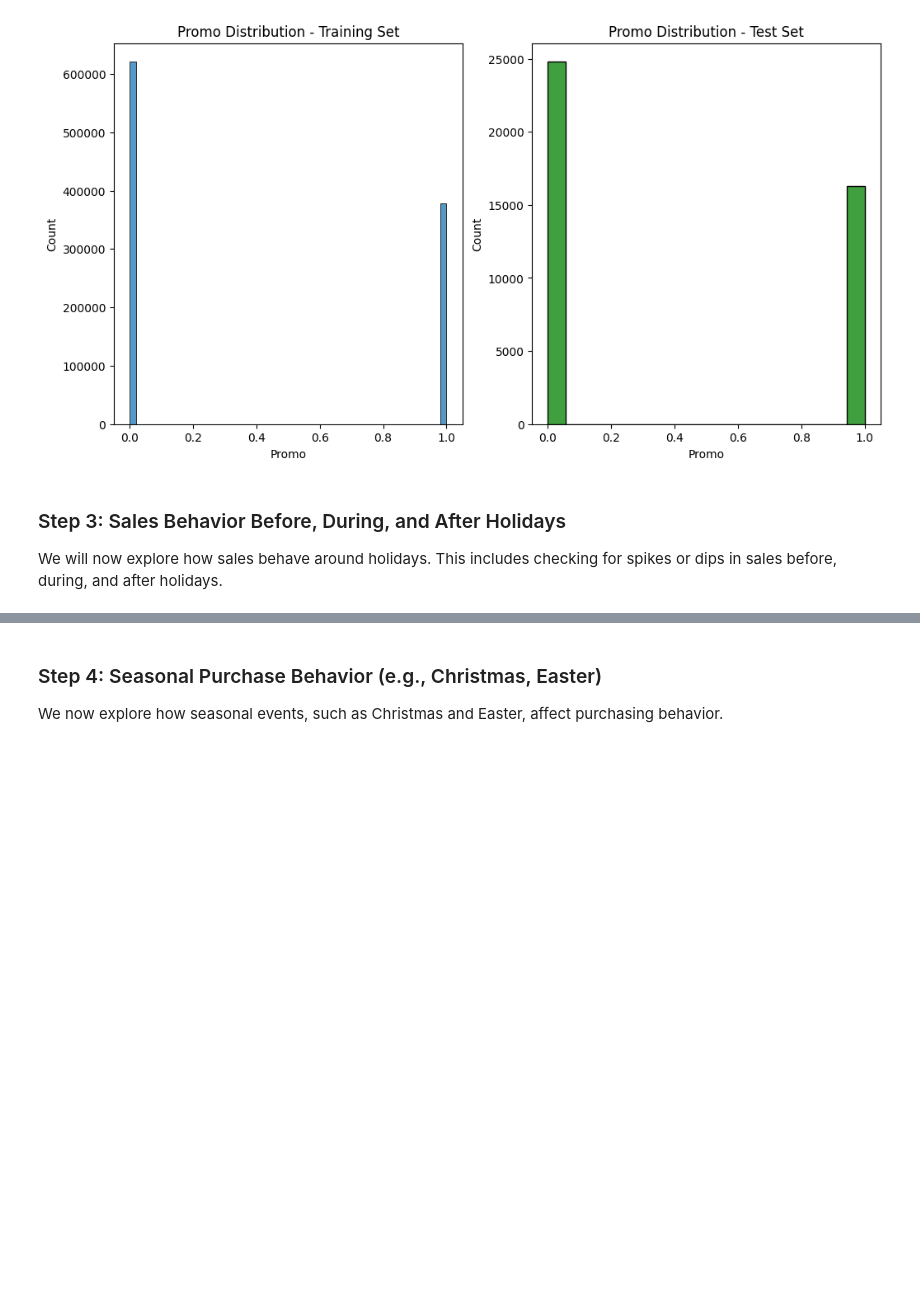
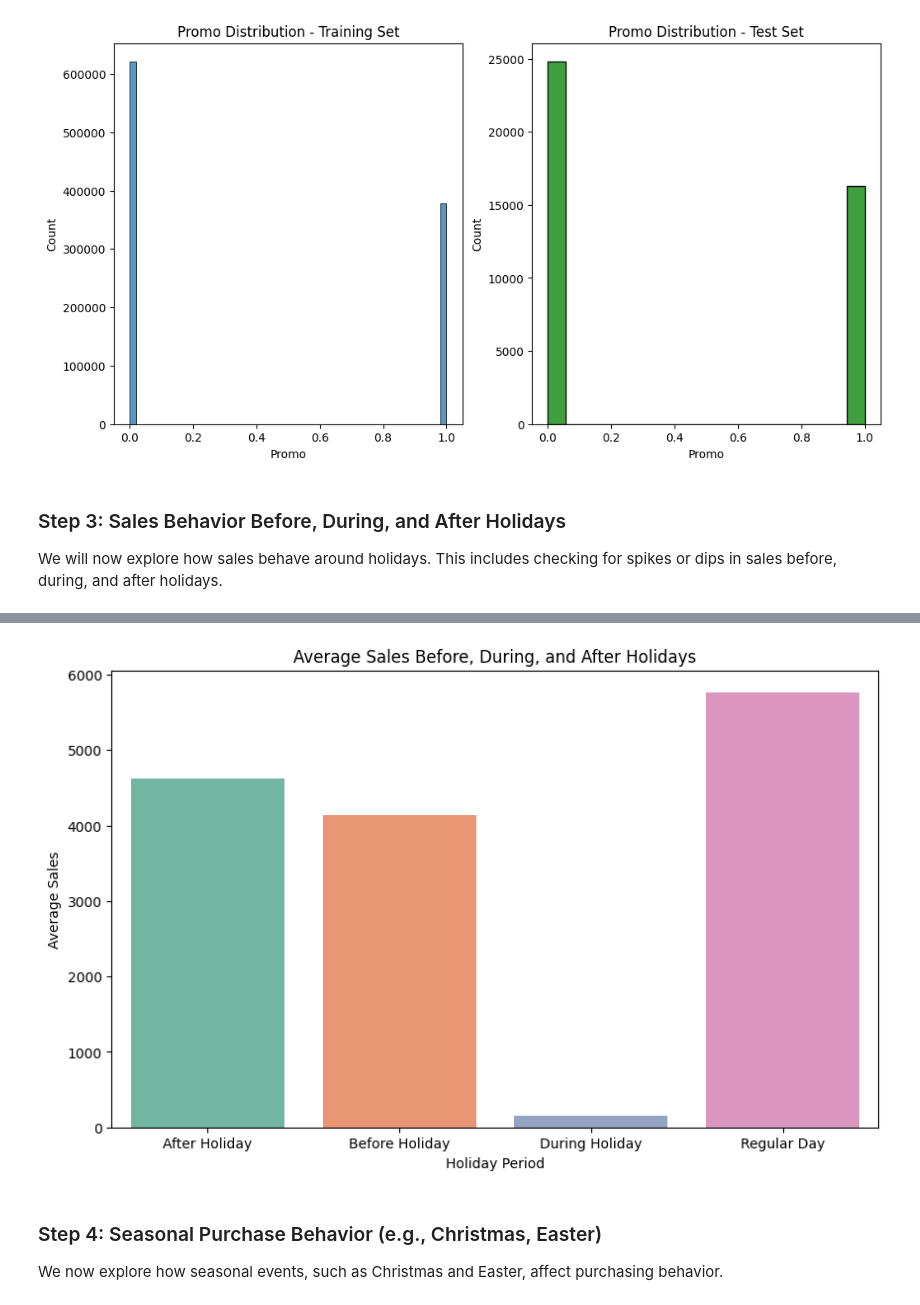
Before and after one commit to getahunTiruneh/rossmann-sales-prediction, a Jupyter notebook: notebook/customer_purchasing_behavior_EDA.ipynb, the cells around one changed output, grey strips where cells are left out. Saved outputs shown, nothing was run; the diff lists cells and outputs as text; code cells hidden in the pictures; blank space fills up the shorter version.

```diff
--- a/notebook/customer_purchasing_behavior_EDA.ipynb
+++ b/notebook/customer_purchasing_behavior_EDA.ipynb
@@ -151,3 +170,7 @@ cba.plot_holiday_effects(holiday_data, "Sales Before, During, and After Holidays
+# %%
+cba.plot_holiday_effects(train_cleaned)
+# %% [output]
+[figure, added]
 # %% [markdown]
 ### Step 4: Seasonal Purchase Behavior (e.g., Christmas, Easter)
 We now explore how seasonal events, such as Christmas and Easter, affect purchasing behavior.
```
Also changed, not shown: parts of 24 cells of this notebook.
